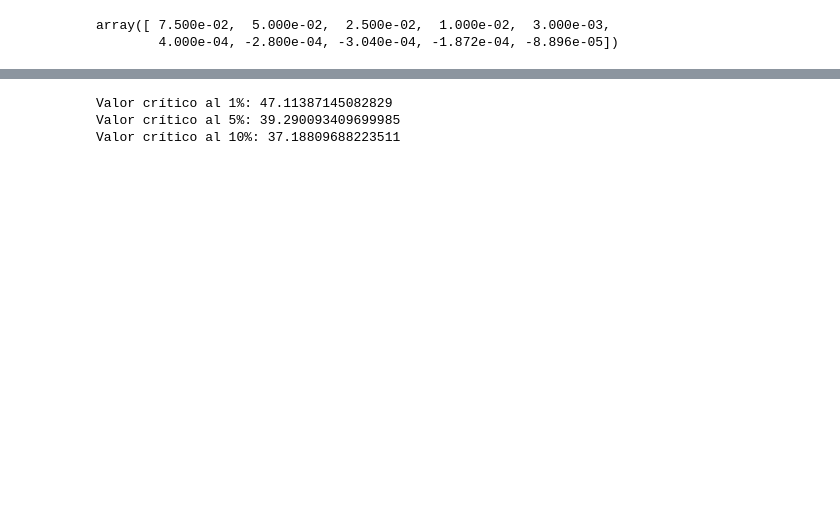
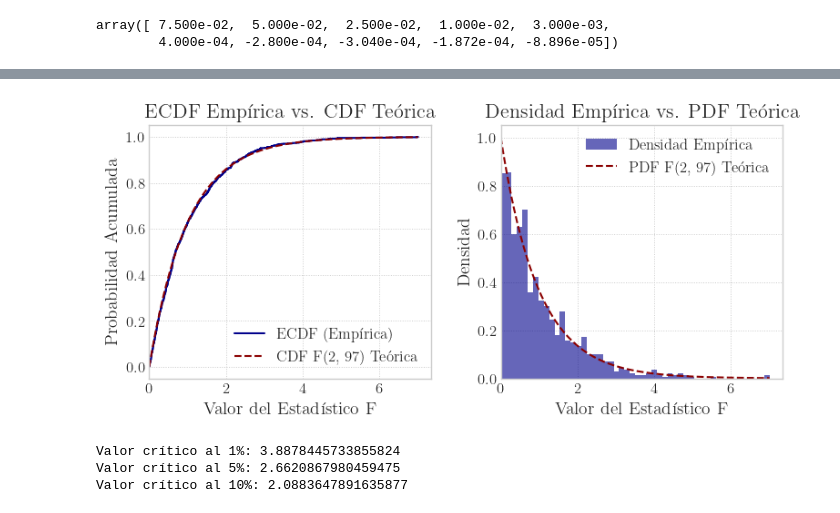
Before and after one commit to ensta630team/HW2, a Jupyter notebook: presentation/notebooks/hw_1/pregunta_2.ipynb, the cells around one changed output, grey strips where cells are left out. Cells and saved outputs as stored; diff of their text form; code cells hidden in the pictures; blank space fills up the shorter version.

```diff
--- a/presentation/notebooks/hw_1/pregunta_2.ipynb
+++ b/presentation/notebooks/hw_1/pregunta_2.ipynb
@@ -137,8 +142,11 @@ critic_value_10 = np.percentile(results['f_stat'], 90)
 # %%
-print("Valor crítico al 1%:", critic_value_1)
-print("Valor crítico al 5%:", critic_value_5)
-print("Valor crítico al 10%:", critic_value_10)
+fig, axes = plt.subplots(1, 2, figsize=(8, 4))
+axes = uplot.plot_f_distribution_comparison(results['f_stat'], axes=axes, fig=fig)
 # %% [output]
-Valor crítico al 1%: 47.11387145082829
-Valor crítico al 5%: 39.290093409699985
-Valor crítico al 10%: 37.18809688223511
+[figure, added]
+# %%
+print_valores_criticos(results['chaw_stat'])
+# %% [output]
+Valor crítico al 1%: 3.8878445733855824
+Valor crítico al 5%: 2.6620867980459475
+Valor crítico al 10%: 2.0883647891635877
```
Also changed, not shown: parts of 9 cells of this notebook, 12 other files.
